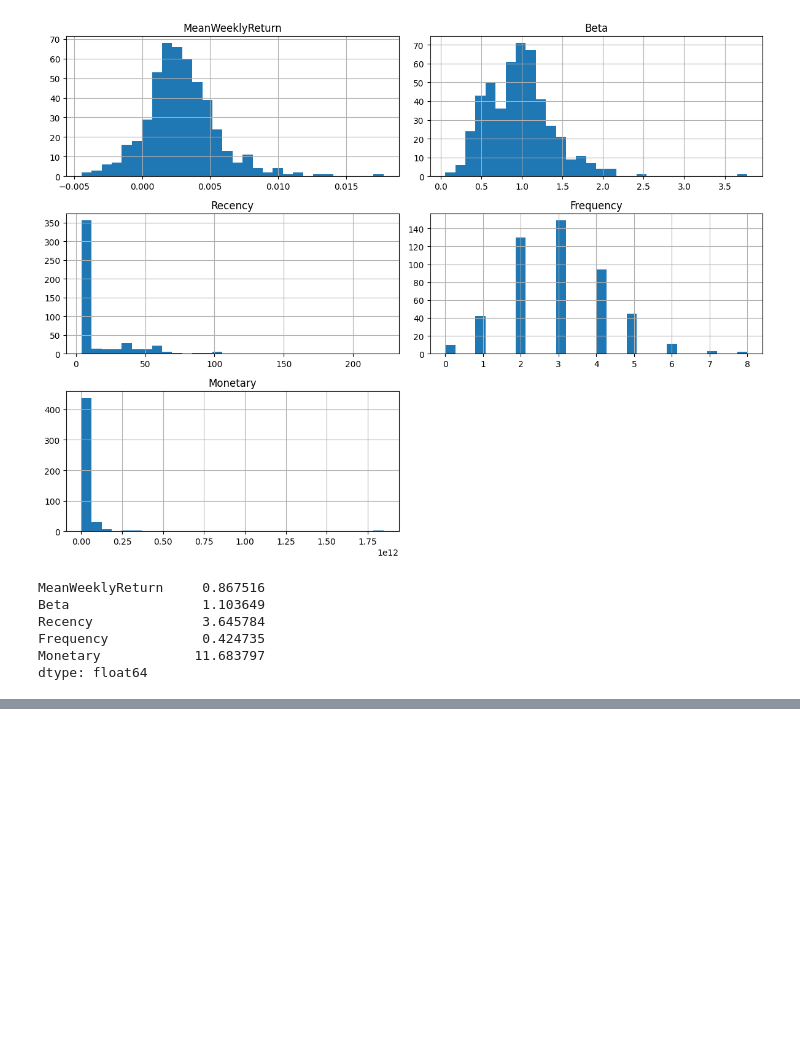
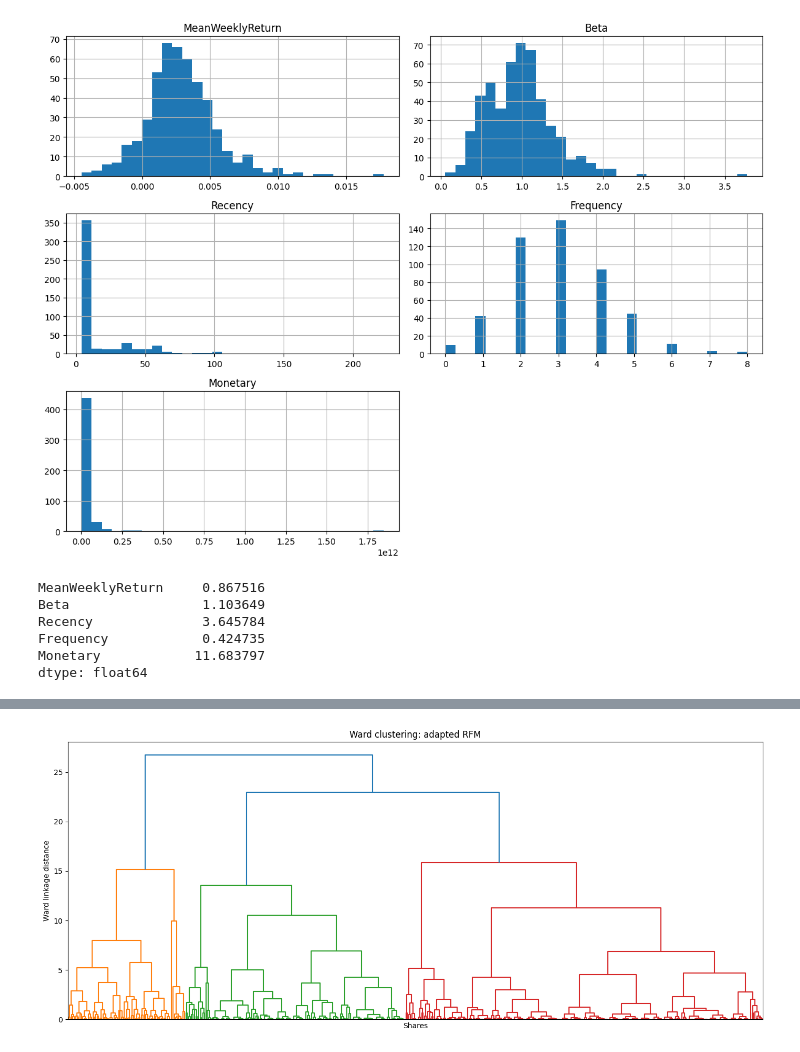
Before and after one commit to iffathsaleem/RFM-Market-Analysis-Stock-Segmentation., a Jupyter notebook: Market_Analysis_and_Stock_Segmentation_Using_RFM_CW.ipynb, the cells around one changed output, grey strips where cells are left out. Cells and saved outputs as stored; diff of their text form; code cells hidden in the pictures; blank space fills up the shorter version.

```diff
--- a/Market_Analysis_and_Stock_Segmentation_Using_RFM_CW.ipynb
+++ b/Market_Analysis_and_Stock_Segmentation_Using_RFM_CW.ipynb
@@ -722,0 +798,11 @@ dtype: float64
+# %%
+plt.figure(figsize=(14, 6))
+dendrogram(rfm_hierarchy, no_labels=True)
+plt.title('Ward clustering: adapted RFM')
+plt.xlabel('Shares')
+plt.ylabel('Ward linkage distance')
+plt.tight_layout()
+plt.savefig(output_folder / 'rfm_dendrogram.png', dpi=160)
+plt.show()
+# %% [output]
+[figure, added]
```
Also changed, not shown: parts of 72 cells of this notebook.
